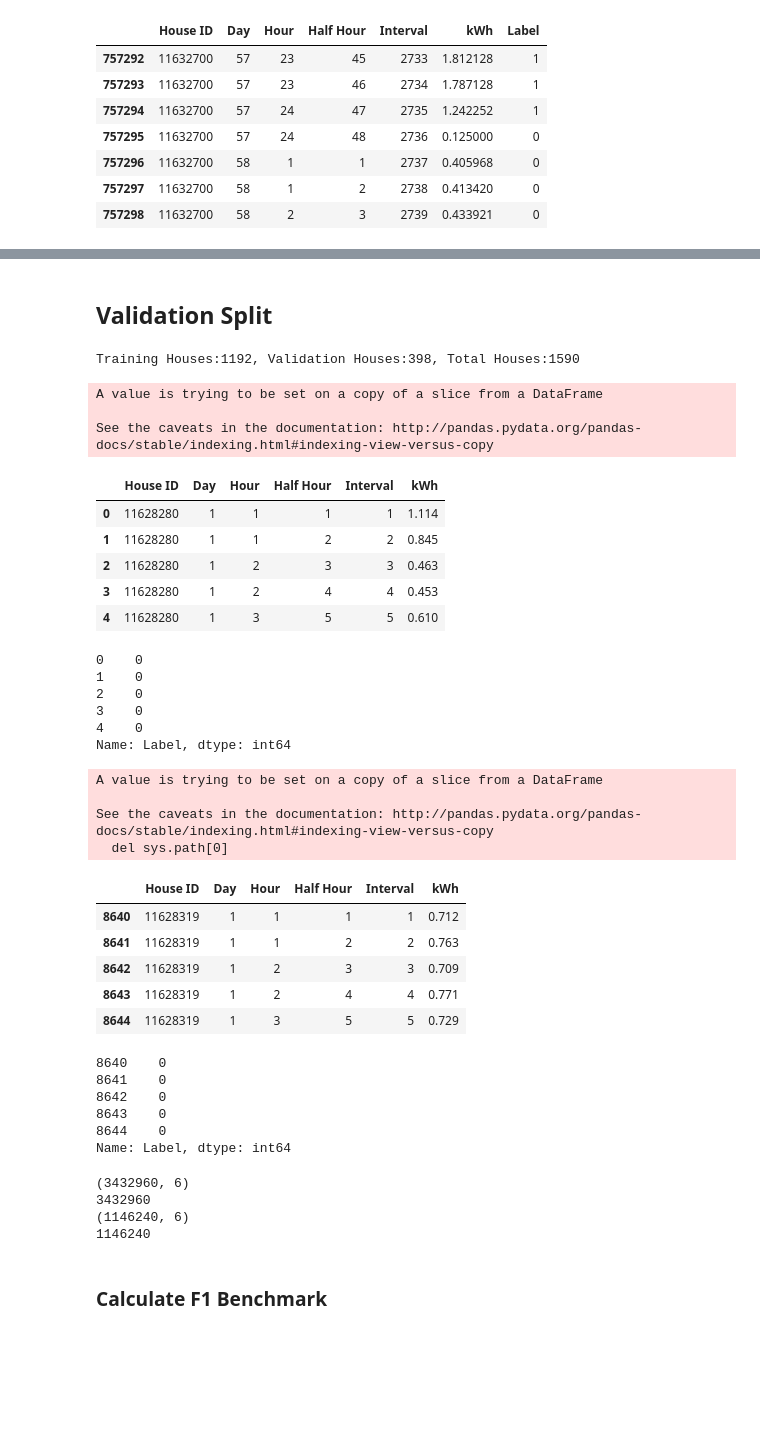
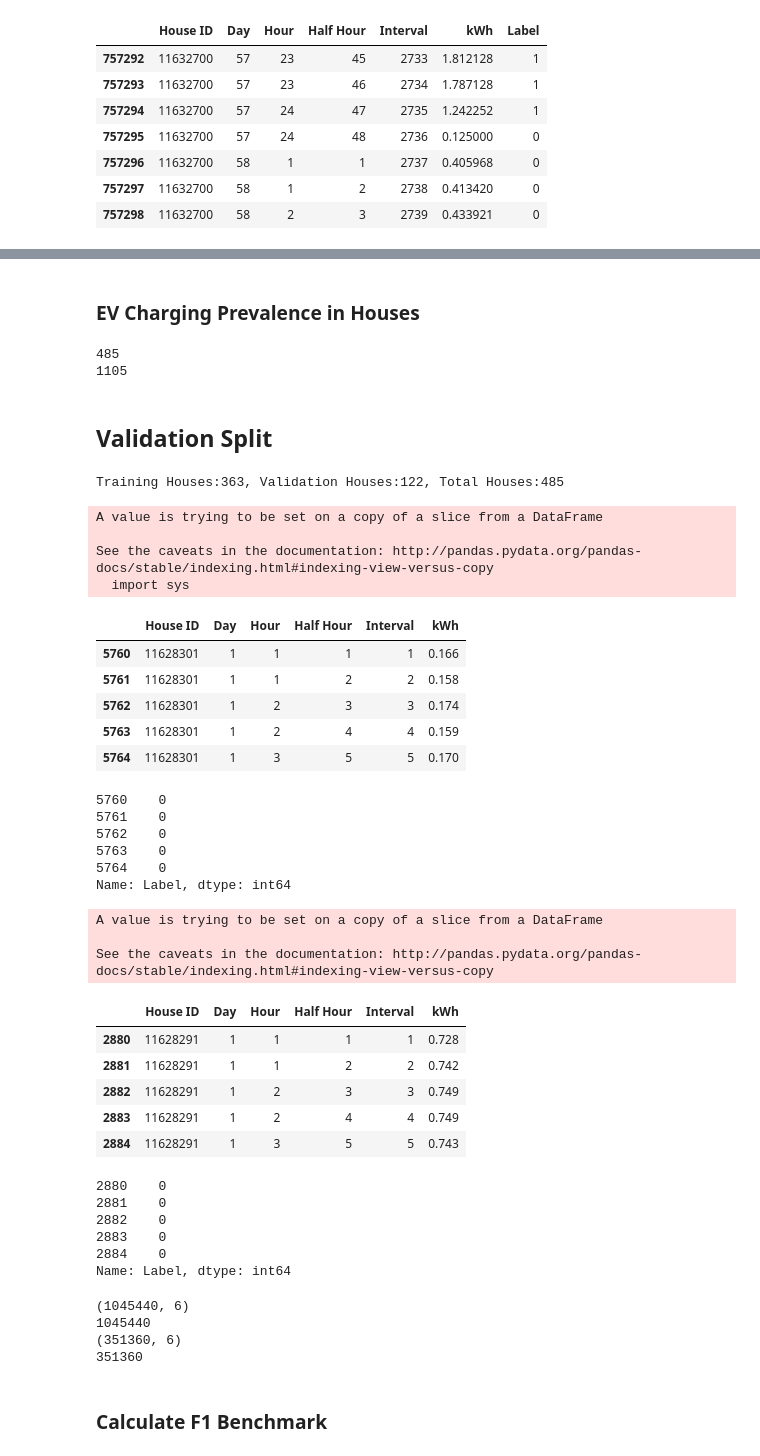
Before and after one commit to torenunez/udacity-mlnd-capstone, a Jupyter notebook: ev-capstone.ipynb, the cells around one changed output, grey strips where cells are left out. Saved outputs shown, nothing was run; the diff lists cells and outputs as text; code cells hidden in the pictures; blank space fills up the shorter version.

```diff
--- a/ev-capstone.ipynb
+++ b/ev-capstone.ipynb
@@ -277,11 +285,23 @@ display(ev_train_piv_lab_tmp_filled.iloc[757292:757299,:])
+# %% [markdown]
+### EV Charging Prevalence in Houses
+# %%
+house_counts = ev_train_piv_lab_tmp_filled.groupby('House ID')['Label'].sum()
+# %%
+charging_houses = house_counts[house_counts>0].reset_index()['House ID']
+non_charging_houses = house_counts[house_counts==0].reset_index()['House ID']
+print(len(charging_houses))
+print(len(non_charging_houses))
+# %% [output]
+485
+1105
 # %% [markdown]
 ## Validation Split
 # %%
 from sklearn.model_selection import train_test_split
 
-all_raw_house_ids
+charging_houses
 
-h_train, h_valid = train_test_split(all_raw_house_ids, test_size=0.25, random_state=42)
+h_train, h_valid = train_test_split(charging_houses, test_size=0.25, random_state=42)
 
 print("Training Houses:{0}, Validation Houses:{1}, Total Houses:{2}".format(
     len(h_train),
@@ -289,65 +309,66 @@ print("Training Houses:{0}, Validation Houses:{1}, Total Houses:{2}".format(
     len(h_train)+len(h_valid))
      )
 # %% [output]
-Training Houses:1192, Validation Houses:398, Total Houses:1590
+Training Houses:363, Validation Houses:122, Total Houses:485
 # %%
 X_train_records = ev_train_piv_lab_tmp_filled['House ID'].isin(h_train)
+X_valid_records = ev_train_piv_lab_tmp_filled['House ID'].isin(h_valid)
 
 #training
 X_train = ev_train_piv_lab_tmp_filled[X_train_records]
 y_train = X_train['Label']
 X_train.drop(['Label'], axis=1, inplace=True)
 display(X_train.head())
 display(y_train.head())
 
 #validation
-X_valid = ev_train_piv_lab_tmp_filled[~X_train_records]
+X_valid = ev_train_piv_lab_tmp_filled[X_valid_records]
 y_valid = X_valid['Label']
 X_valid.drop(['Label'], axis=1, inplace=True)
 display(X_valid.head())
 display(y_valid.head())
 
 print(X_train.shape)
 print(len(h_train)*2880)
 
 print(X_valid.shape)
 print(len(h_valid)*2880)
 # %% [output]
 A value is trying to be set on a copy of a slice from a DataFrame
 
 See the caveats in the documentation: http://pandas.pydata.org/pandas-docs/stable/indexing.html#indexing-view-versus-copy
+  import sys
 |  | House ID | Day | Hour | Half Hour | Interval | kWh |
-| 0 | 11628280 | 1 | 1 | 1 | 1 | 1.114 |
-| 1 | 11628280 | 1 | 1 | 2 | 2 | 0.845 |
-| 2 | 11628280 | 1 | 2 | 3 | 3 | 0.463 |
-| 3 | 11628280 | 1 | 2 | 4 | 4 | 0.453 |
-| 4 | 11628280 | 1 | 3 | 5 | 5 | 0.610 |
+| 5760 | 11628301 | 1 | 1 | 1 | 1 | 0.166 |
+| 5761 | 11628301 | 1 | 1 | 2 | 2 | 0.158 |
+| 5762 | 11628301 | 1 | 2 | 3 | 3 | 0.174 |
+| 5763 | 11628301 | 1 | 2 | 4 | 4 | 0.159 |
+| 5764 | 11628301 | 1 | 3 | 5 | 5 | 0.170 |
-0    0
-1    0
-2    0
-3    0
-4    0
+5760    0
+5761    0
+5762    0
+5763    0
+5764    0
 Name: Label, dtype: int64
 A value is trying to be set on a copy of a slice from a DataFrame
 
 See the caveats in the documentation: http://pandas.pydata.org/pandas-docs/stable/indexing.html#indexing-view-versus-copy
-  del sys.path[0]
 |  | House ID | Day | Hour | Half Hour | Interval | kWh |
-| 8640 | 11628319 | 1 | 1 | 1 | 1 | 0.712 |
-| 8641 | 11628319 | 1 | 1 | 2 | 2 | 0.763 |
-| 8642 | 11628319 | 1 | 2 | 3 | 3 | 0.709 |
-| 8643 | 11628319 | 1 | 2 | 4 | 4 | 0.771 |
-| 8644 | 11628319 | 1 | 3 | 5 | 5 | 0.729 |
+| 2880 | 11628291 | 1 | 1 | 1 | 1 | 0.728 |
+| 2881 | 11628291 | 1 | 1 | 2 | 2 | 0.742 |
+| 2882 | 11628291 | 1 | 2 | 3 | 3 | 0.749 |
+| 2883 | 11628291 | 1 | 2 | 4 | 4 | 0.749 |
+| 2884 | 11628291 | 1 | 3 | 5 | 5 | 0.743 |
-8640    0
-8641    0
-8642    0
-8643    0
-8644    0
+2880    0
+2881    0
+2882    0
+2883    0
+2884    0
 Name: Label, dtype: int64
-(3432960, 6)
-3432960
-(1146240, 6)
-1146240
+(1045440, 6)
+1045440
+(351360, 6)
+351360
 # %% [markdown]
 ### Calculate F1 Benchmark
 # %%
```
Also changed, not shown: parts of 28 cells of this notebook.
